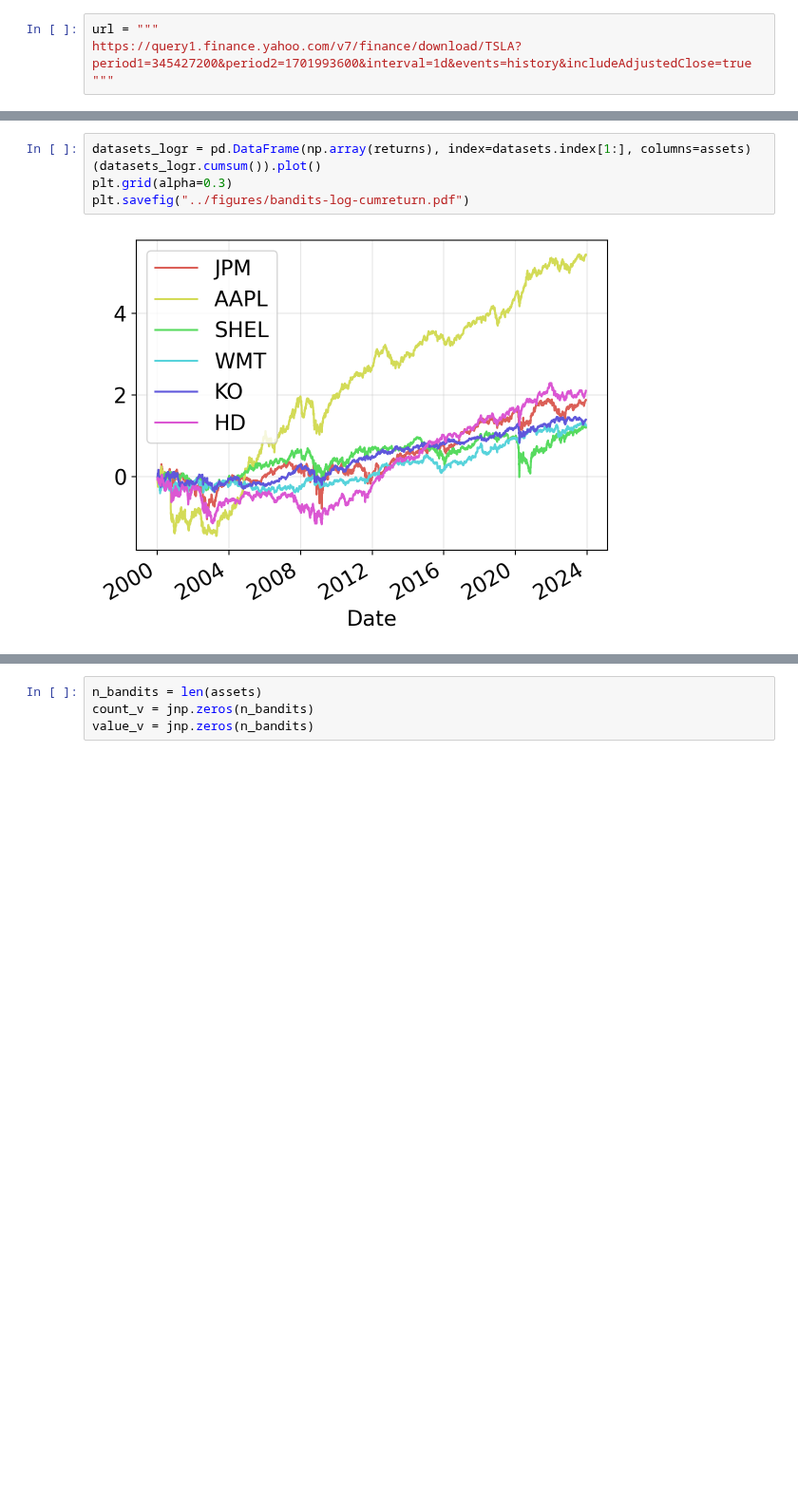
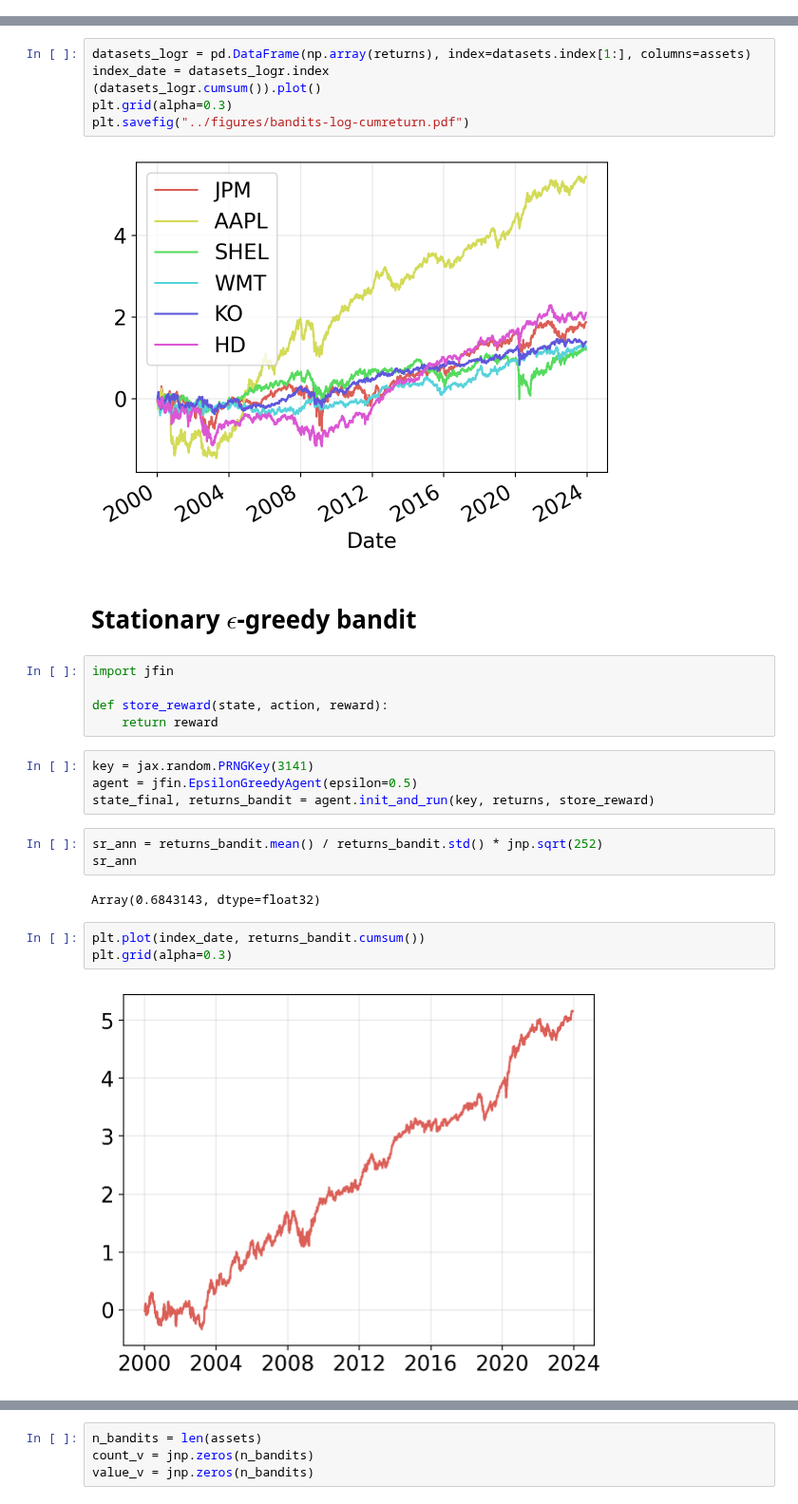
Before and after one commit to sapienzaio/online-ml-finance, a Jupyter notebook: 06-reinforcement-learning/epsilon-greedy-strategy.ipynb, the cells around one changed output, grey strips where cells are left out. Shown at 95% size. Cells and saved outputs as stored; diff of their text form; blank space fills up the shorter version.

```diff
--- a/06-reinforcement-learning/epsilon-greedy-strategy.ipynb
+++ b/06-reinforcement-learning/epsilon-greedy-strategy.ipynb
@@ -47,10 +51,6 @@ Array([[0.8       , 0.05      , 0.05      , 0.05      , 0.05      ],
        [0.1       , 0.2       , 0.2       , 0.2       , 0.3       ]],      dtype=float32)
 # %% [markdown]
 ## Loading datset
-# %%
-url = """
-https://query1.finance.yahoo.com/v7/finance/download/TSLA?period1=345427200&period2=1701993600&interval=1d&events=history&includeAdjustedClose=true
-"""
 # %%
 date_init = datetime.timestamp(datetime(2000, 1, 1))
 date_end = datetime.timestamp(datetime(2023, 12, 8))
@@ -91,8 +94,30 @@ returns = jnp.c_[returns, jnp.zeros(n_steps)]
 assets = [*assets, "NULL"]
 # %%
 datasets_logr = pd.DataFrame(np.array(returns), index=datasets.index[1:], columns=assets)
+index_date = datasets_logr.index
 (datasets_logr.cumsum()).plot()
 plt.grid(alpha=0.3)
 plt.savefig("../figures/bandits-log-cumreturn.pdf")
 # %% [output]
 [figure]
+# %% [markdown]
+# Stationary $\epsilon$-greedy bandit
+# %%
+import jfin
+
+def store_reward(state, action, reward):
+    return reward
+# %%
+key = jax.random.PRNGKey(3141)
+agent = jfin.EpsilonGreedyAgent(epsilon=0.5)
+state_final, returns_bandit = agent.init_and_run(key, returns, store_reward)
+# %%
+sr_ann = returns_bandit.mean() / returns_bandit.std() * jnp.sqrt(252)
+sr_ann
+# %% [output]
+Array(0.6843143, dtype=float32)
+# %%
+plt.plot(index_date, returns_bandit.cumsum())
+plt.grid(alpha=0.3)
+# %% [output]
+[figure, added]
```
Also changed, not shown: parts of 34 cells of this notebook.
